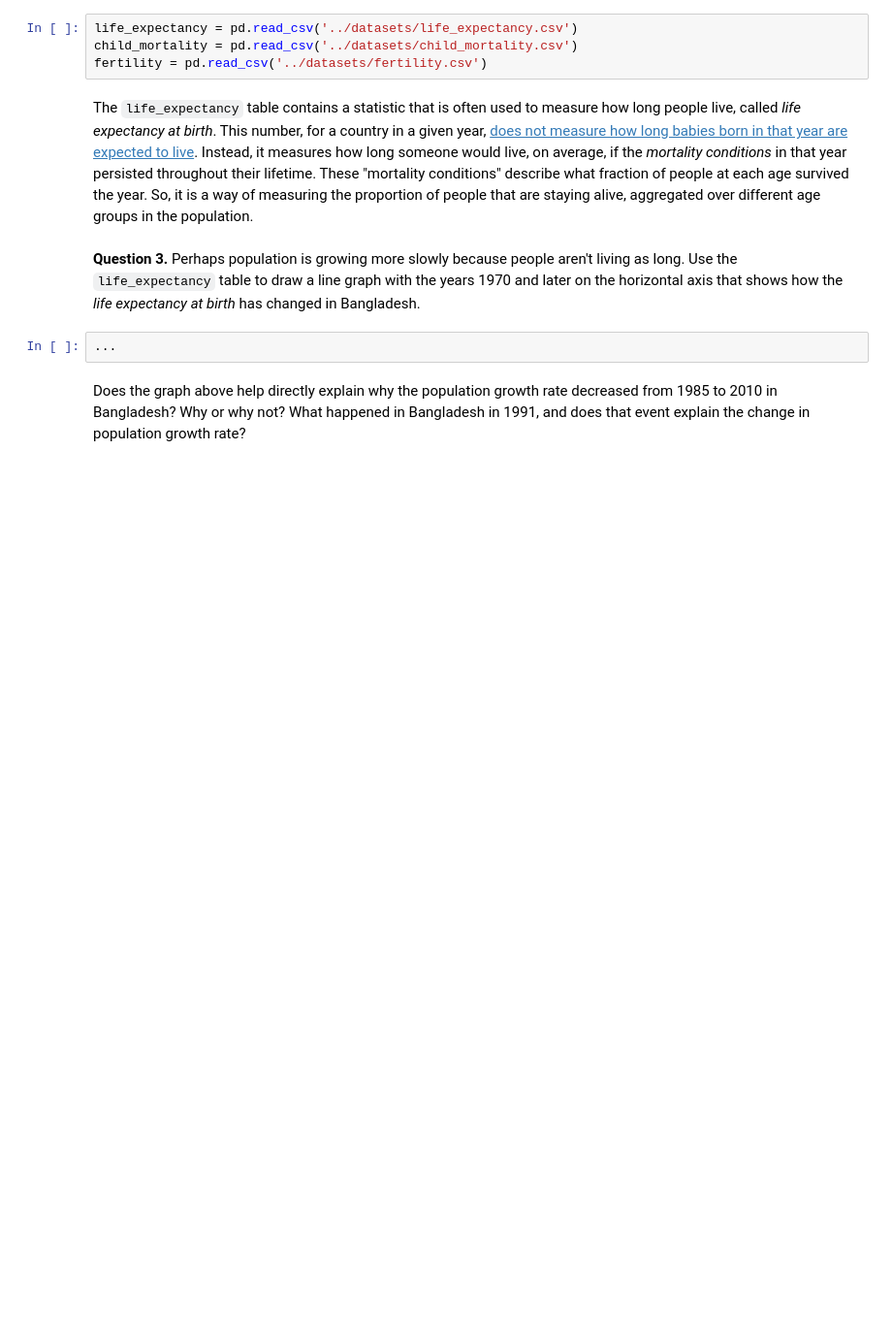
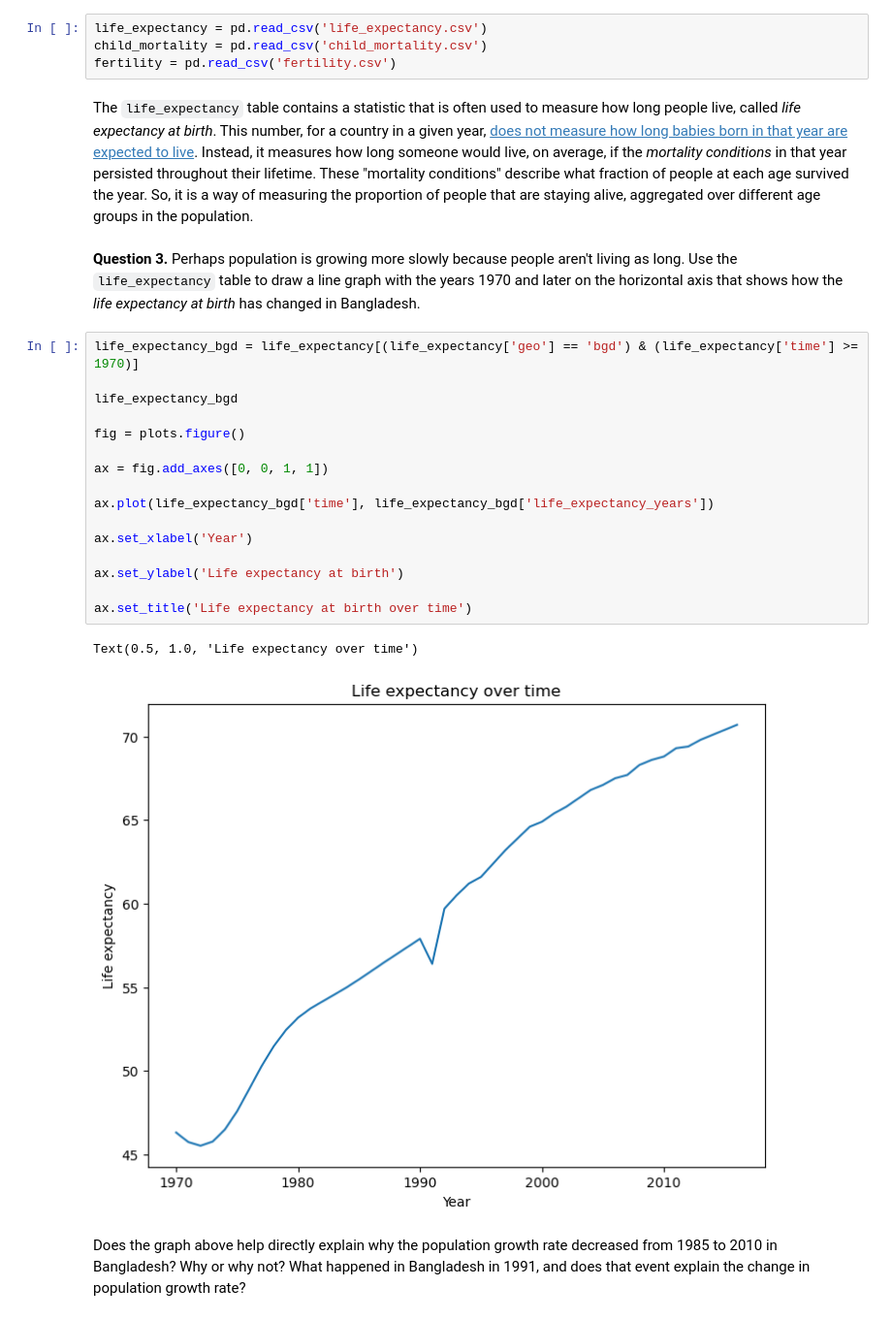
Before and after one commit to JoeFry15/ox-assignment-2, a Jupyter notebook: Second-Assignment.ipynb, the cells around one changed output. Shown at 97% size. Drawn from its saved outputs; the diff is of its cells as text; blank space fills up the shorter version.

```diff
--- a/Second-Assignment.ipynb
+++ b/Second-Assignment.ipynb
@@ -120,15 +124,32 @@ b_five_growth = ...
 # %% [markdown]
 While the population has grown every five years since 1970, the annual growth rate decreased dramatically from 1985 to 2005. Let's look at some other information in order to develop a possible explanation. Run the next cell to load three additional tables of measurements about countries over time.
 # %%
-life_expectancy = pd.read_csv('../datasets/life_expectancy.csv')
-child_mortality = pd.read_csv('../datasets/child_mortality.csv')
-fertility = pd.read_csv('../datasets/fertility.csv')
+life_expectancy = pd.read_csv('life_expectancy.csv')
+child_mortality = pd.read_csv('child_mortality.csv')
+fertility = pd.read_csv('fertility.csv')
 # %% [markdown]
 The `life_expectancy` table contains a statistic that is often used to measure how long people live, called *life expectancy at birth*. This number, for a country in a given year, [does not measure how long babies born in that year are expected to live](http://blogs.worldbank.org/opendata/what-does-life-expectancy-birth-really-mean). Instead, it measures how long someone would live, on average, if the *mortality conditions* in that year persisted throughout their lifetime. These "mortality conditions" describe what fraction of people at each age survived the year. So, it is a way of measuring the proportion of people that are staying alive, aggregated over different age groups in the population.
 # %% [markdown]
 **Question 3.** Perhaps population is growing more slowly because people aren't living as long. Use the `life_expectancy` table to draw a line graph with the years 1970 and later on the horizontal axis that shows how the *life expectancy at birth* has changed in Bangladesh.
-# %%
-...
+# %%
+life_expectancy_bgd = life_expectancy[(life_expectancy['geo'] == 'bgd') & (life_expectancy['time'] >= 1970)]
+
+life_expectancy_bgd
+
+fig = plots.figure()
+
+ax = fig.add_axes([0, 0, 1, 1])
+
+ax.plot(life_expectancy_bgd['time'], life_expectancy_bgd['life_expectancy_years'])
+
+ax.set_xlabel('Year')
+
+ax.set_ylabel('Life expectancy at birth')
+
+ax.set_title('Life expectancy at birth over time')
+# %% [output]
+Text(0.5, 1.0, 'Life expectancy over time')
+[figure, added]
 # %% [markdown]
 Does the graph above help directly explain why the population growth rate decreased from 1985 to 2010 in Bangladesh? Why or why not? What happened in Bangladesh in 1991, and does that event explain the change in population growth rate?
 # %% [markdown]
```
Also changed, not shown: parts of 1 cell of this notebook.
